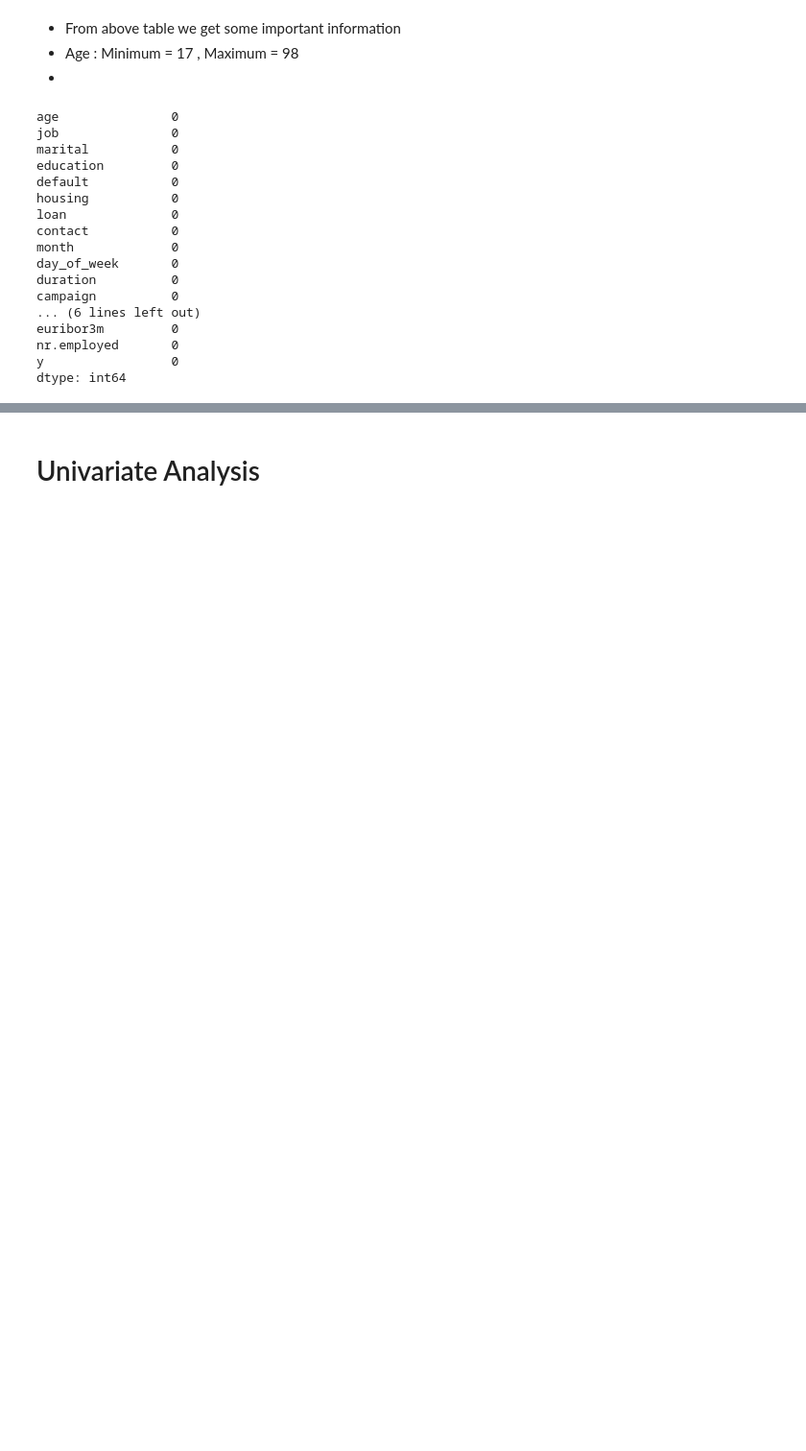
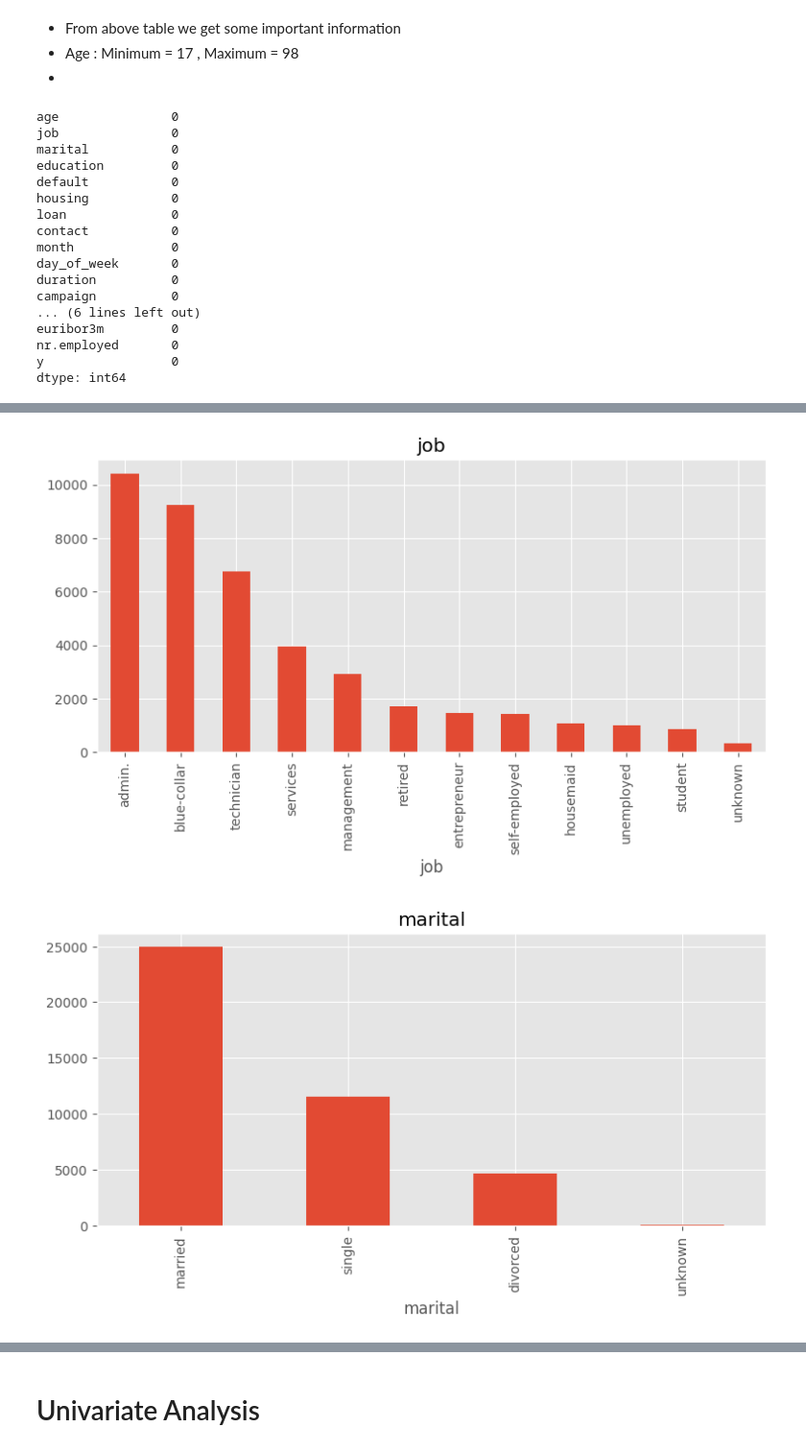
Before and after one commit to SudarshanIngole/Batch-18-2024, a Jupyter notebook: PRCP_Portuges.ipynb, the cells around one changed output, grey strips where cells are left out. Shown at 96% size. Cells and saved outputs as stored; diff of their text form; code cells hidden in the pictures; blank space fills up the shorter version.

```diff
--- a/PRCP_Portuges.ipynb
+++ b/PRCP_Portuges.ipynb
@@ -103,0 +112,12 @@ dtype: int64
+# %%
+categorical_col = data.select_dtypes(include=['object'])
+plt.style.use('ggplot')
+# Plotting a bar chart for each of the cateorical variable
+for column in categorical_col:
+    plt.figure(figsize=(20,4))
+    plt.subplot(121)
+    data[column].value_counts().plot(kind='bar')
+    plt.title(column)
+# %% [output]
+[figure, added]
+[figure, added]
```
Also changed, not shown: parts of 26 cells of this notebook.
